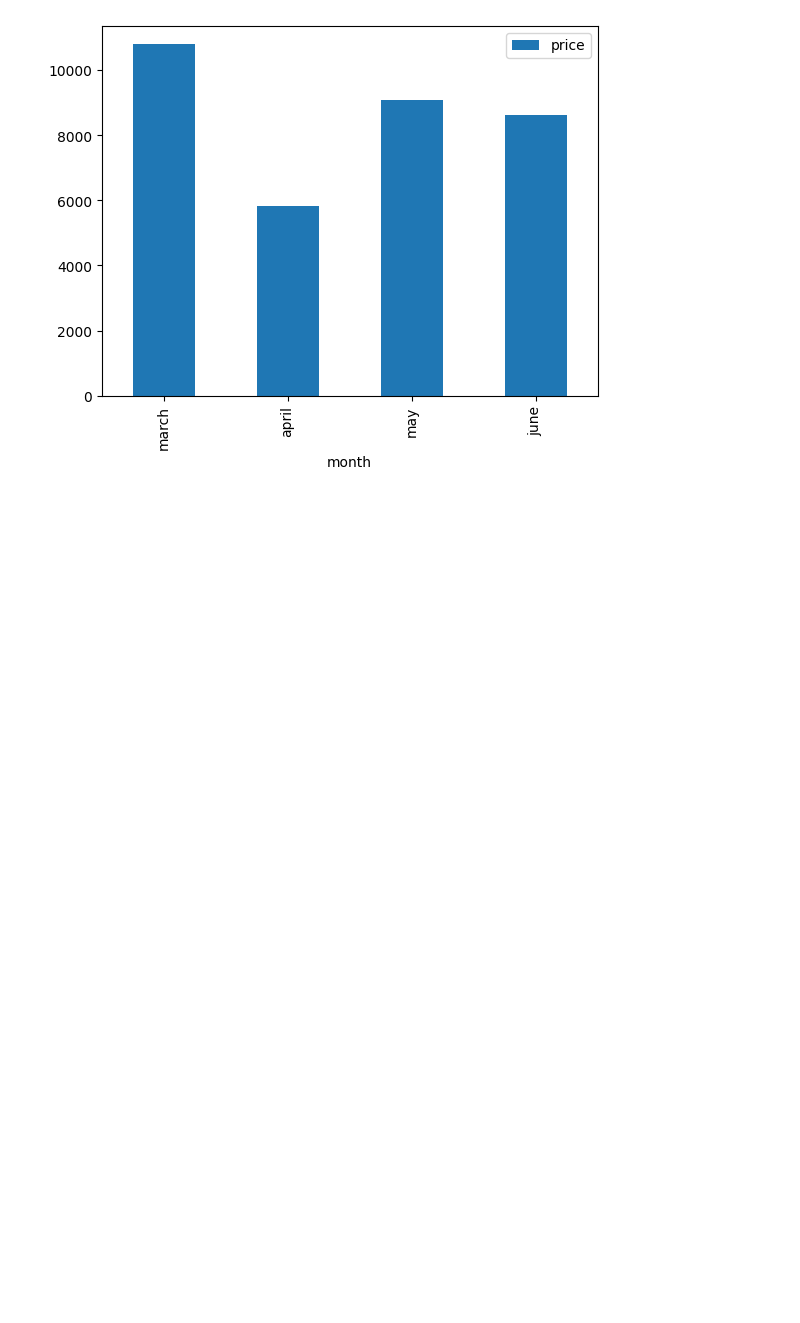
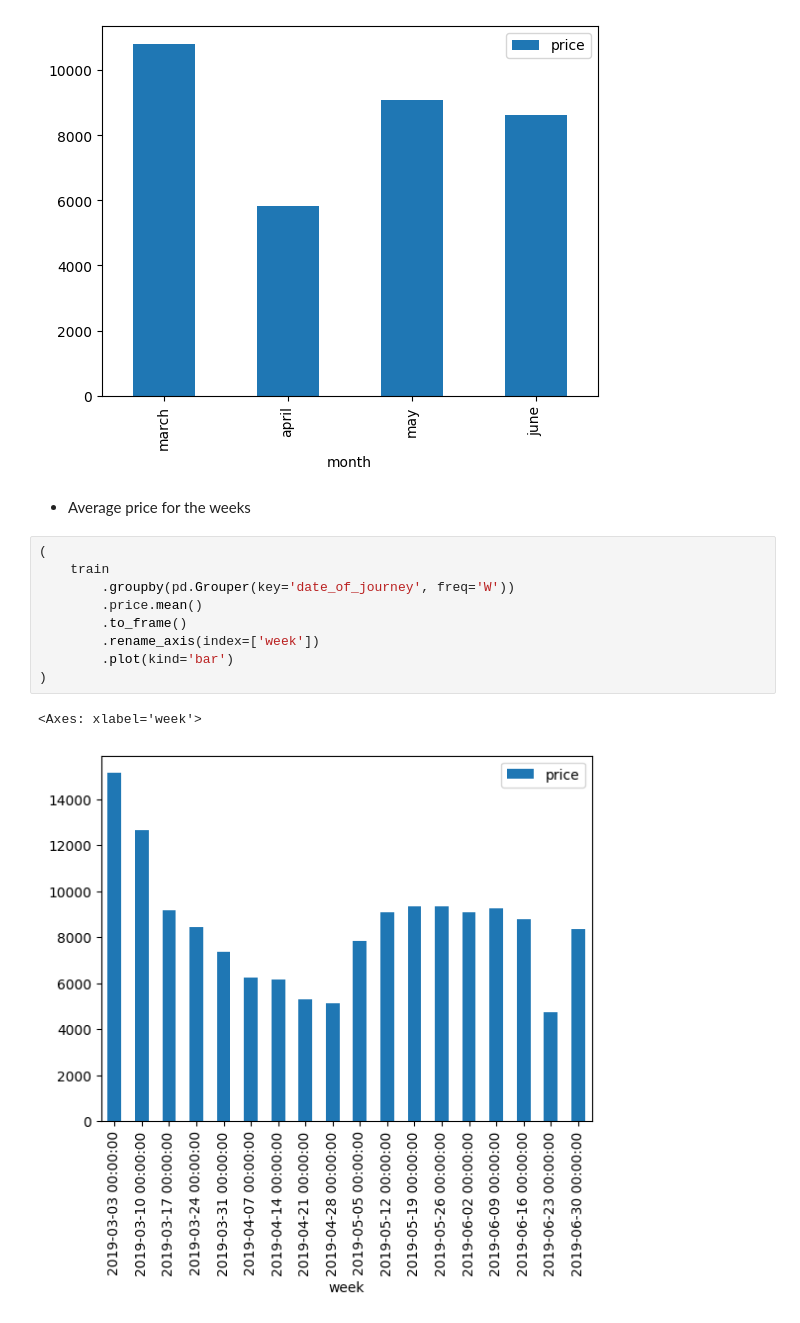
Before and after one commit to nomanmazharr/eda-with-sagemaker, a Jupyter notebook: notebooks/eda.ipynb, the cells around one changed output. Drawn from its saved outputs; the diff is of its cells as text; blank space fills up the shorter version.

```diff
--- a/notebooks/eda.ipynb
+++ b/notebooks/eda.ipynb
@@ -358,3 +361,17 @@ Univariate plots of date_of_journey
 # %% [output]
 <Axes: xlabel='month'>
 [figure]
+# %% [markdown]
+- Average price for the weeks
+# %%
+(
+    train
+        .groupby(pd.Grouper(key='date_of_journey', freq='W'))
+        .price.mean()
+        .to_frame()
+        .rename_axis(index=['week'])
+        .plot(kind='bar')
+)
+# %% [output]
+<Axes: xlabel='week'>
+[figure, added]
```
Also changed, not shown: parts of 23 cells of this notebook.
